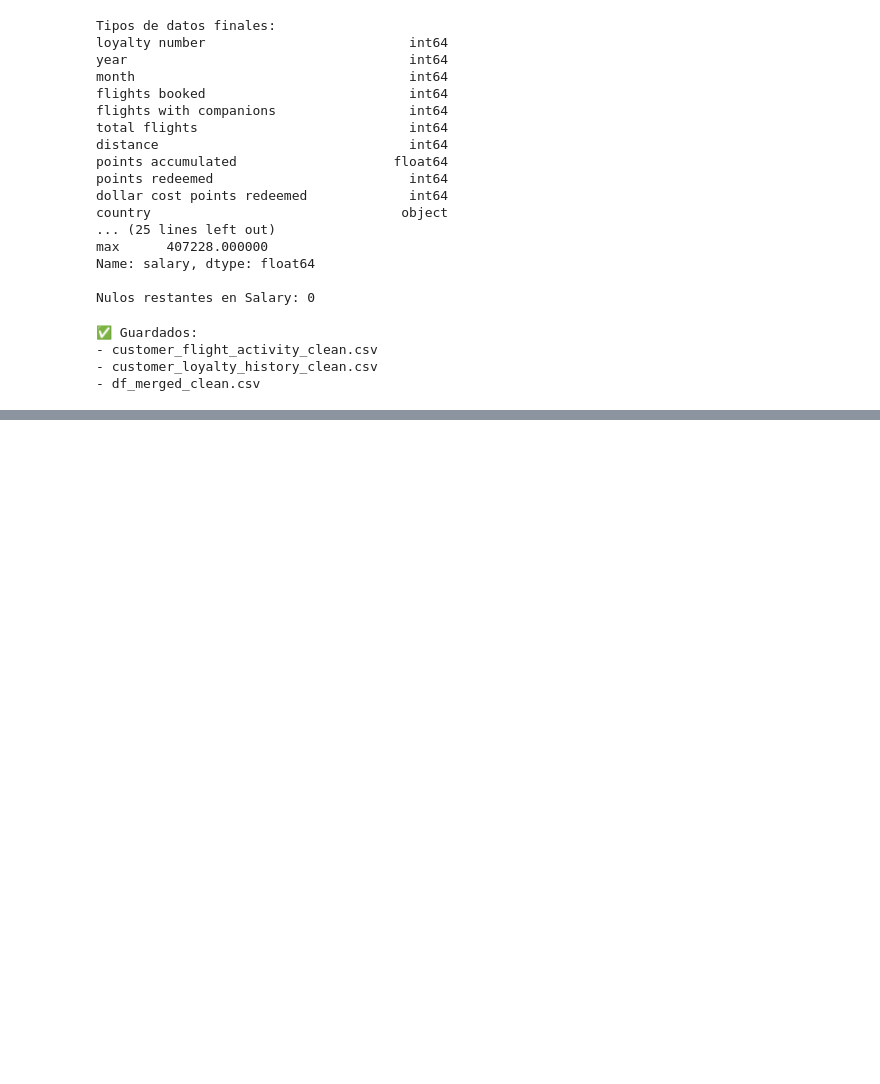
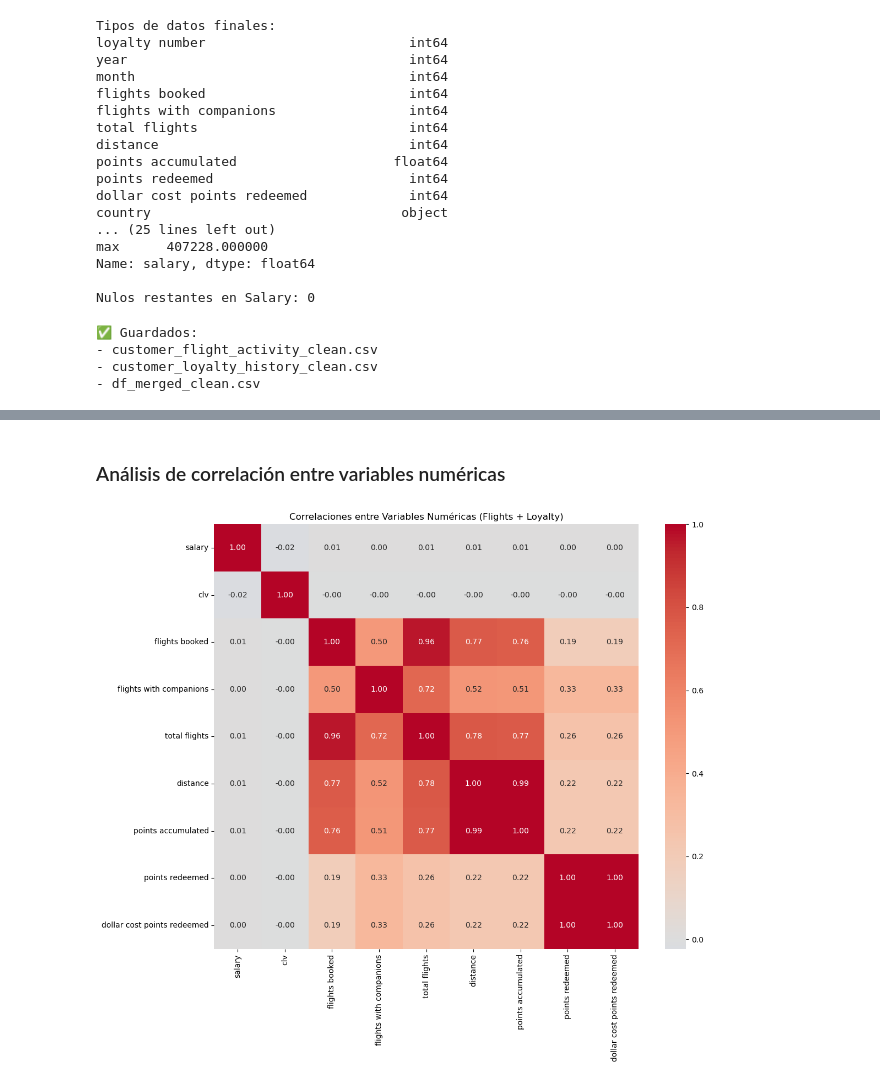
Before and after one commit to Adalab/bda-modulo-3-evaluacion-final-cristinaragon, a Jupyter notebook: Analisis_Loyalty.ipynb, the cells around one changed output, grey strips where cells are left out. Cells and saved outputs as stored; diff of their text form; code cells hidden in the pictures; blank space fills up the shorter version.

```diff
--- a/Analisis_Loyalty.ipynb
+++ b/Analisis_Loyalty.ipynb
@@ -405,0 +573,30 @@ df = pd.read_csv('df_merged_clean.csv')
+# %% [markdown]
+### Análisis de correlación entre variables numéricas
+# %%
+import pandas as pd
+import seaborn as sns
+import matplotlib.pyplot as plt
+
+# Cargar ambos datasets
+df_flights = pd.read_csv('customer_flight_activity_clean.csv', low_memory=False)
+df_loyalty = pd.read_csv('customer_loyalty_history_clean.csv')
+
+# Merge por Loyalty Number (solo clientes únicos de loyalty)
+df_merged = pd.merge(df_loyalty[['loyalty number', 'salary', 'clv']],
+                     df_flights, on='loyalty number', how='inner')
+
+# Variables numéricas combinadas
+vars_numericas = ['salary', 'clv', 'flights booked', 'flights with companions',
+                  'total flights', 'distance', 'points accumulated',
+                  'points redeemed', 'dollar cost points redeemed']
+
+# Matriz de correlación
+plt.figure(figsize=(12, 10))
+corr_matrix = df_merged[vars_numericas].corr()
+sns.heatmap(corr_matrix, annot=True, cmap='coolwarm', center=0,
+            square=True, fmt='.2f')
+plt.title('Correlaciones entre Variables Numéricas (Flights + Loyalty)')
+plt.tight_layout()
+plt.show()
+# %% [output]
+[figure, added]
```
Also changed, not shown: parts of 20 cells of this notebook, 11 other files.
